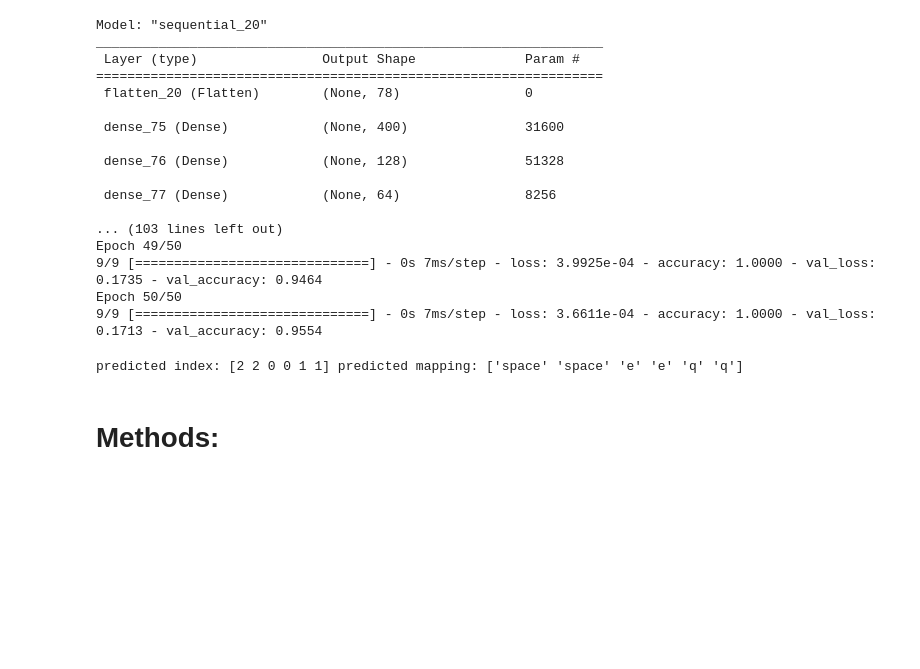
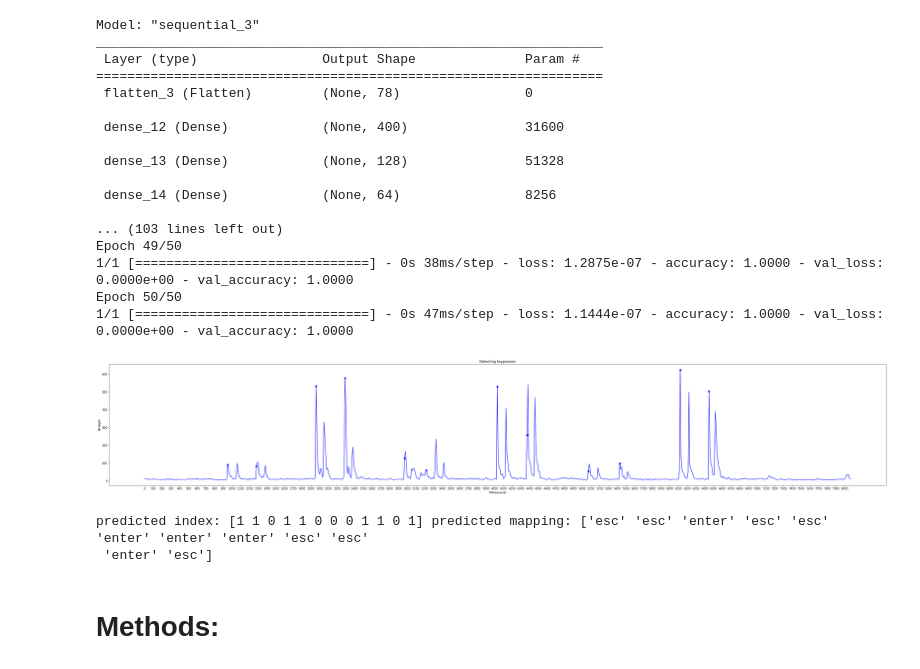
Before and after one commit to aronbencsiknu/KAT, a Jupyter notebook: KAT.ipynb, the cells around one changed output. Cells and saved outputs as stored; diff of their text form; code cells hidden in the pictures; blank space fills up the shorter version.

```diff
--- a/KAT.ipynb
+++ b/KAT.ipynb
@@ -32,35 +28,37 @@ z:
 # %%
-train_model()
+model = train_model()
 # %% [output]
-Model: "sequential_20"
+Model: "sequential_3"
 _________________________________________________________________
  Layer (type)                Output Shape              Param #
 =================================================================
- flatten_20 (Flatten)        (None, 78)                0
+ flatten_3 (Flatten)         (None, 78)                0
 
- dense_75 (Dense)            (None, 400)               31600
+ dense_12 (Dense)            (None, 400)               31600
 
- dense_76 (Dense)            (None, 128)               51328
+ dense_13 (Dense)            (None, 128)               51328
 
- dense_77 (Dense)            (None, 64)                8256
+ dense_14 (Dense)            (None, 64)                8256
 
 ... (103 lines left out)
 Epoch 49/50
-9/9 [==============================] - 0s 7ms/step - loss: 3.9925e-04 - accuracy: 1.0000 - val_loss: 0.1735 - val_accuracy: 0.9464
+1/1 [==============================] - 0s 38ms/step - loss: 1.2875e-07 - accuracy: 1.0000 - val_loss: 0.0000e+00 - val_accuracy: 1.0000
 Epoch 50/50
-9/9 [==============================] - 0s 7ms/step - loss: 3.6611e-04 - accuracy: 1.0000 - val_loss: 0.1713 - val_accuracy: 0.9554
+1/1 [==============================] - 0s 47ms/step - loss: 1.1444e-07 - accuracy: 1.0000 - val_loss: 0.0000e+00 - val_accuracy: 1.0000
 # %%
-tmp = save_data_to_predict("Prediction-Audio\\test.wav", Predict_JSON_PATH)
+tmp = save_data_to_predict("Prediction-Audio\\escenter01.wav", Predict_JSON_PATH)
 data = np.array(tmp["mfcc"])
 mapping = load_mapping_for_predict(JSON_PATH)
 
 #Make predictions
 predictions = model.predict(data)
 
 predicted_index = np.argmax(predictions, axis=1)
 print("predicted index: {} predicted mapping: {}".format(predicted_index, mapping[predicted_index]))
 # %% [output]
+[figure, added]
-predicted index: [2 2 0 0 1 1] predicted mapping: ['space' 'space' 'e' 'e' 'q' 'q']
+predicted index: [1 1 0 1 1 0 0 0 1 1 0 1] predicted mapping: ['esc' 'esc' 'enter' 'esc' 'esc' 'enter' 'enter' 'enter' 'esc' 'esc'
+ 'enter' 'esc']
 # %% [markdown]
 <h1>Methods:</h1>
 # %% [markdown]
```
Also changed, not shown: parts of 2 cells of this notebook.
